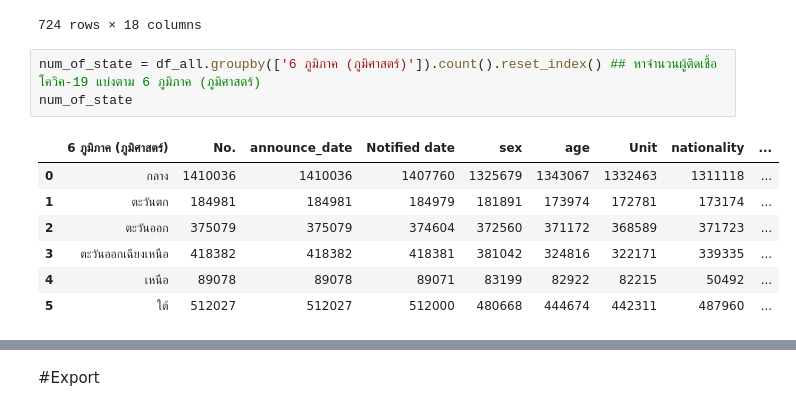
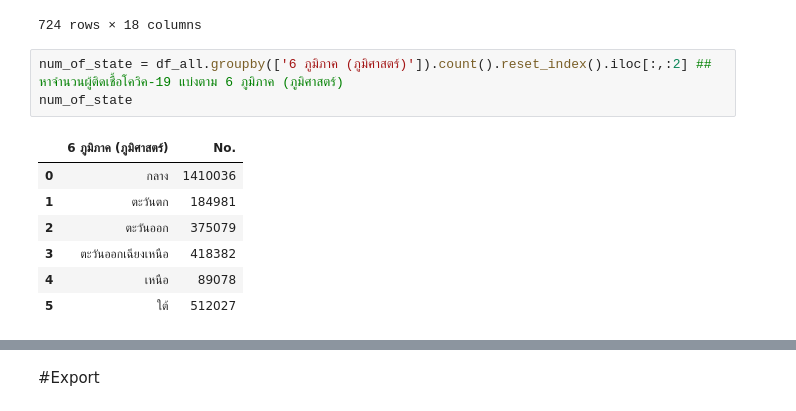
Before and after one commit to ThanikPimpiban/data_viz_2022, a Jupyter notebook: ProjectFinal.ipynb, the cells around one changed output, grey strips where cells are left out. Drawn from its saved outputs; the diff is of its cells as text.

```diff
--- a/ProjectFinal.ipynb
+++ b/ProjectFinal.ipynb
@@ -475,13 +500,13 @@ list_of_date
 | 2022-03-05 | 2997670.0 | 2022-03-05 | 4/3/2022 | หญิง | 27.0 | ปี | Thailand | อำนาจเจริญ | ... |
 724 rows × 18 columns
 # %%
-num_of_state = df_all.groupby(['6 ภูมิภาค (ภูมิศาสตร์)']).count().reset_index() ## หาจำนวนผู้ติดเชื้อโควิค-19 แบ่งตาม 6 ภูมิภาค (ภูมิศาสตร์)
+num_of_state = df_all.groupby(['6 ภูมิภาค (ภูมิศาสตร์)']).count().reset_index().iloc[:,:2] ## หาจำนวนผู้ติดเชื้อโควิค-19 แบ่งตาม 6 ภูมิภาค (ภูมิศาสตร์)
 num_of_state
 # %% [output]
-|  | 6 ภูมิภาค (ภูมิศาสตร์) | No. | announce_date | Notified date | sex | age | Unit | nationality | ... |
-| 0 | กลาง | 1410036 | 1410036 | 1407760 | 1325679 | 1343067 | 1332463 | 1311118 | ... |
-| 1 | ตะวันตก | 184981 | 184981 | 184979 | 181891 | 173974 | 172781 | 173174 | ... |
-| 2 | ตะวันออก | 375079 | 375079 | 374604 | 372560 | 371172 | 368589 | 371723 | ... |
-| 3 | ตะวันออกเฉียงเหนือ | 418382 | 418382 | 418381 | 381042 | 324816 | 322171 | 339335 | ... |
-| 4 | เหนือ | 89078 | 89078 | 89071 | 83199 | 82922 | 82215 | 50492 | ... |
-| 5 | ใต้ | 512027 | 512027 | 512000 | 480668 | 444674 | 442311 | 487960 | ... |
+|  | 6 ภูมิภาค (ภูมิศาสตร์) | No. |
+| 0 | กลาง | 1410036 |
+| 1 | ตะวันตก | 184981 |
+| 2 | ตะวันออก | 375079 |
+| 3 | ตะวันออกเฉียงเหนือ | 418382 |
+| 4 | เหนือ | 89078 |
+| 5 | ใต้ | 512027 |
```
Also changed, not shown: parts of 15 cells of this notebook.
